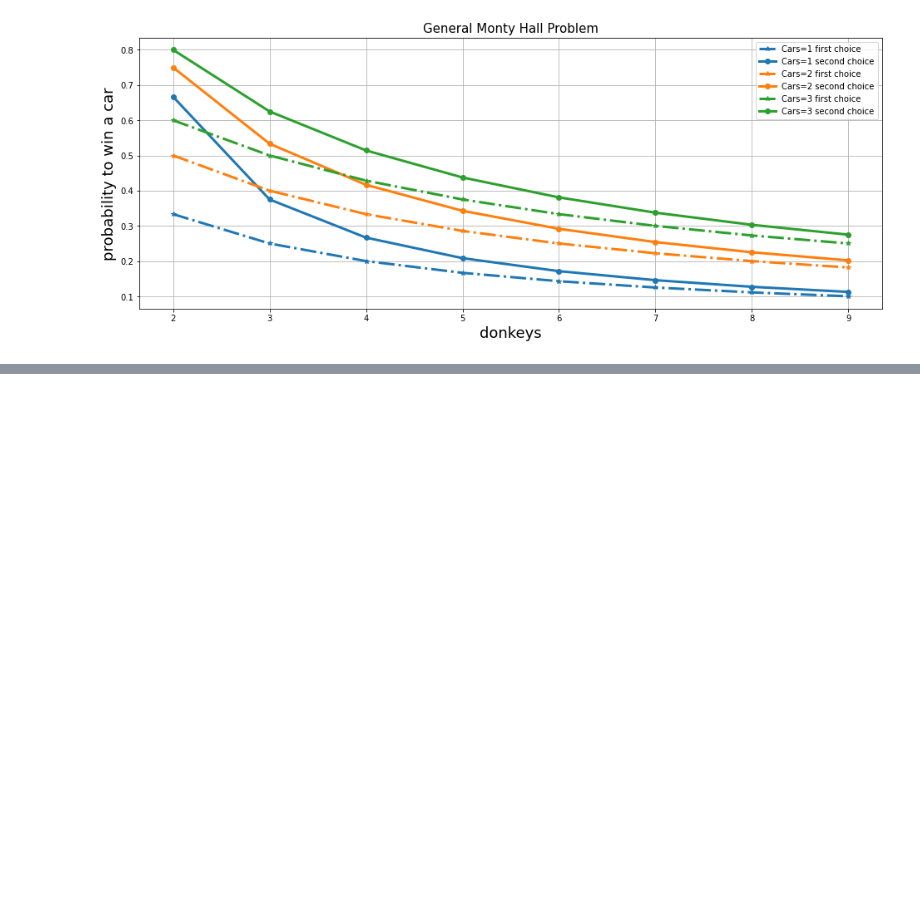
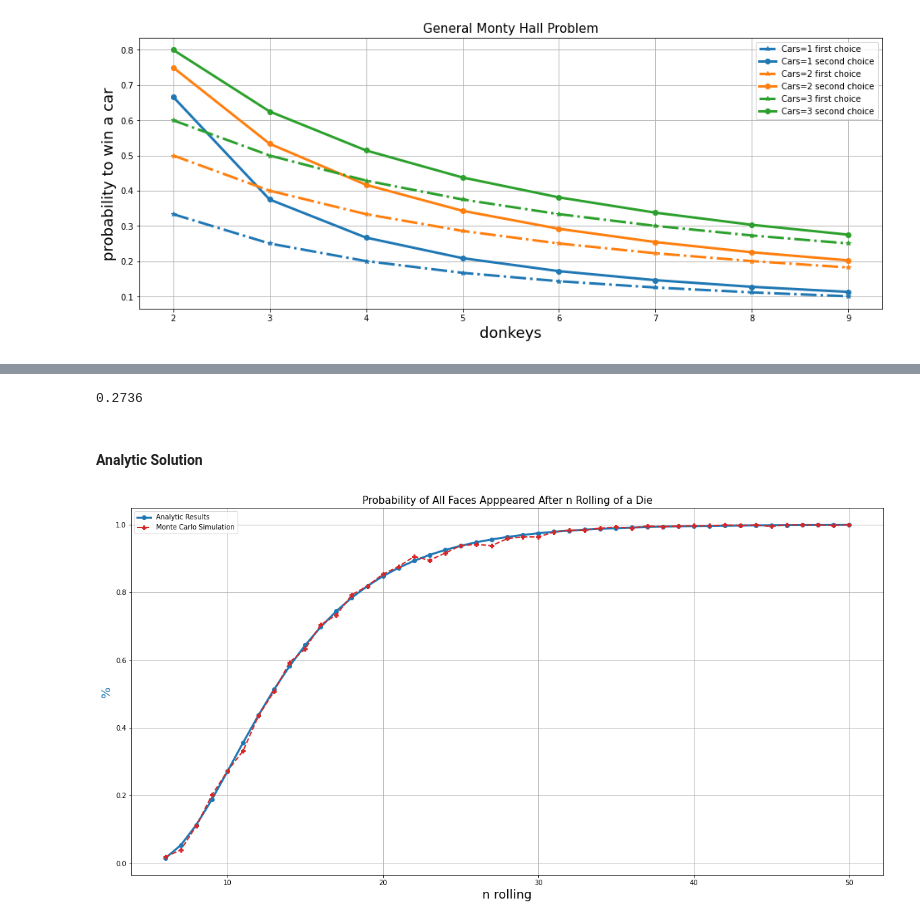
Before and after one commit to edwardlu71/ConceptByExample, a Jupyter notebook: E03_112_MonteCarloByExamples.ipynb, the cells around one changed output, grey strips where cells are left out. Cells and saved outputs as stored; diff of their text form; code cells hidden in the pictures; blank space fills up the shorter version.

Commit message:
added prime number problem and dice problem

```diff
--- a/E03_112_MonteCarloByExamples.ipynb
+++ b/E03_112_MonteCarloByExamples.ipynb
@@ -587,0 +592,52 @@ plt.show()
+# %%
+def dice_roller(faces=6):
+    return random.choice(range(1,faces+1))
+
+def dice_roller_n(n=1, faces=6):
+    dices = []
+    for i in range(n):
+        dices.append(random.choice(range(1,faces+1)))
+    return dices
+# %%
+def probability_all_faces_appeared(samples, n=6):
+    count = 0
+    for _ in range(samples):
+        a = dice_roller_n(n)
+        if len(set(a))==6:
+            count += 1
+    return count/samples
+# %%
+probability_all_faces_appeared(10000,10)
+# %% [output]
+0.2736
+# %% [markdown]
+#### Analytic Solution
+# %%
+import scipy.special
+def probability_all_faces_appeared_analytic(n=6, faces=6):
+    # s is the number of cases i.e. it has 1 but don't have 2
+    s = 0
+    for i in range(1,n):
+        s += scipy.special.binom(faces, i) * (faces-i)**n * (-1)**i
+    return 1.0+s/faces**n
+# %%
+x = np.linspace(6,50,45)
+y = [probability_all_faces_appeared_analytic(int(i)) for i in x]
+ym = [probability_all_faces_appeared(1000, int(i)) for i in x]
+# %%
+# plot
+fig, ax = plt.subplots(figsize=(20, 10))
+color = 'tab:blue'
+ax.plot(x, y,  'o-', color=color, label='Analytic Results', lw=3)
+ax.set_ylabel('%', color=color, fontsize=18)
+ax.set_xlabel('n rolling', color='black', fontsize=18)
+ax.xaxis.grid()
+ax.yaxis.grid()
+ax.legend(loc='upper left')
+color = 'tab:red'
+ax.plot(x, ym,  'P--', color=color, label='Monte Carlo Simulation', lw=2)
+plt.legend(loc='upper left')
+plt.title("Probability of All Faces Apppeared After n Rolling of a Die",fontsize=15)
+plt.show()
+# %% [output]
+[figure, added]
```
Also changed, not shown: parts of 11 cells of this notebook, 1 other file.
